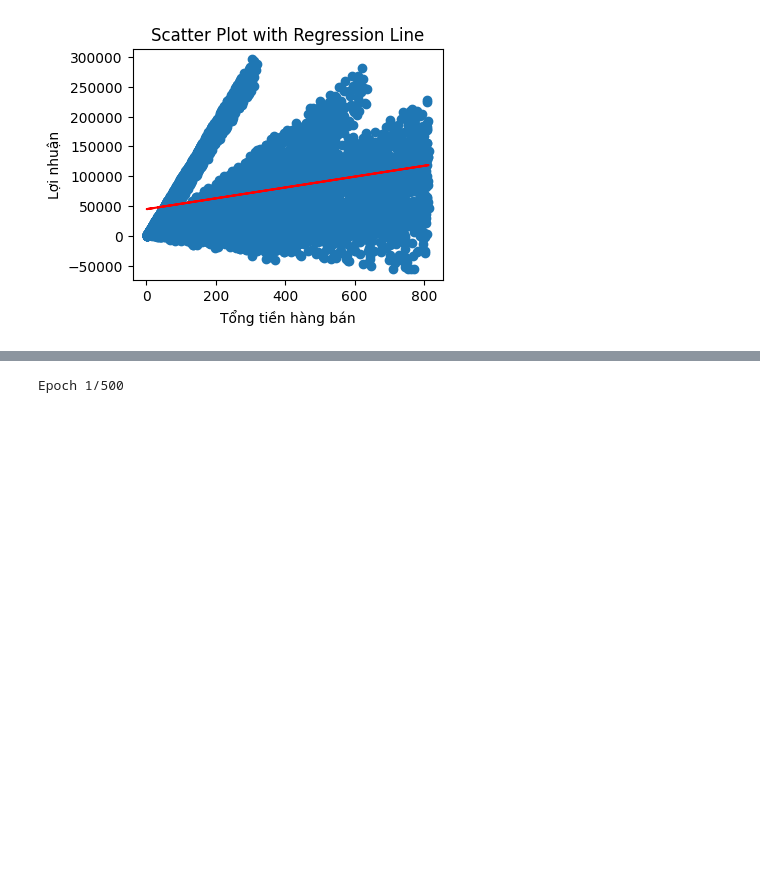
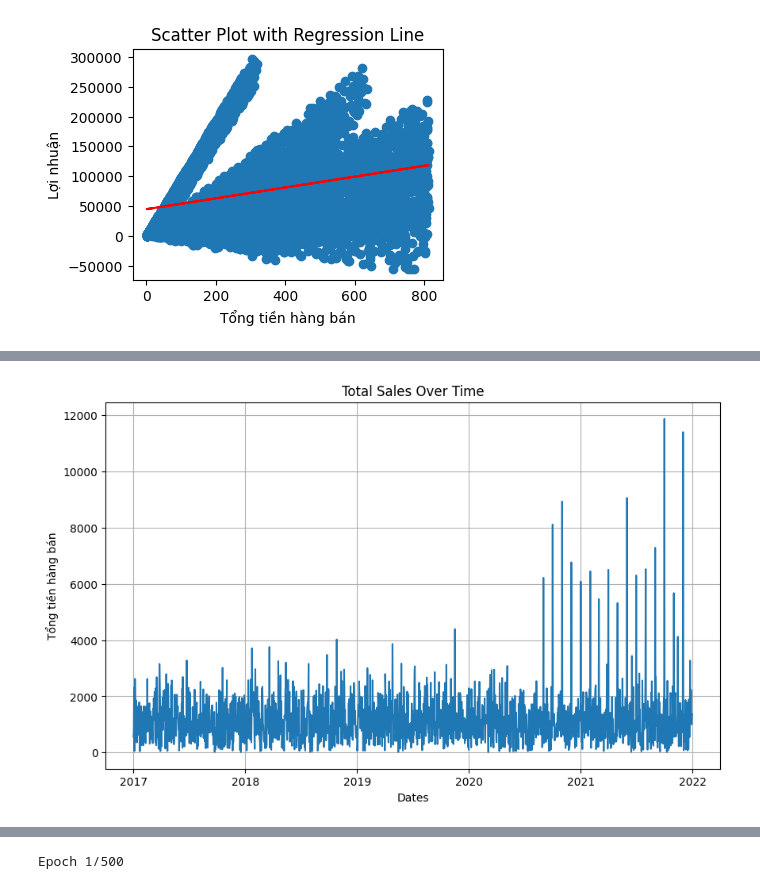
Before and after one commit to henryworking/henrydata, a Jupyter notebook: EDA & Sales Forecast by RFT.ipynb, the cells around one changed output, grey strips where cells are left out. Saved outputs shown, nothing was run; the diff lists cells and outputs as text; code cells hidden in the pictures; blank space fills up the shorter version.

```diff
--- a/EDA & Sales Forecast by RFT.ipynb
+++ b/EDA & Sales Forecast by RFT.ipynb
@@ -225,0 +290,17 @@ Notes:
+# %%
+# prompt: Analyze the relationship between 'Tổng tiền hàng bán' and 'Dates'. Plot 'Tổng tiền hàng bán' over 'Dates' to identify any trends or seasonality.
+
+import matplotlib.pyplot as plt
+# Group by 'Dates' and sum 'Tổng tiền hàng bán'
+total_sales_over_time = df.groupby('Dates')['Tổng tiền hàng bán'].sum()
+
+# Plot 'Tổng tiền hàng bán' over 'Dates'
+plt.figure(figsize=(10, 6))
+plt.plot(total_sales_over_time.index, total_sales_over_time.values)
+plt.xlabel('Dates')
+plt.ylabel('Tổng tiền hàng bán')
+plt.title('Total Sales Over Time')
+plt.grid(True)
+plt.show()
+# %% [output]
+[figure, added]
```
Also changed, not shown: parts of 13 cells of this notebook.
